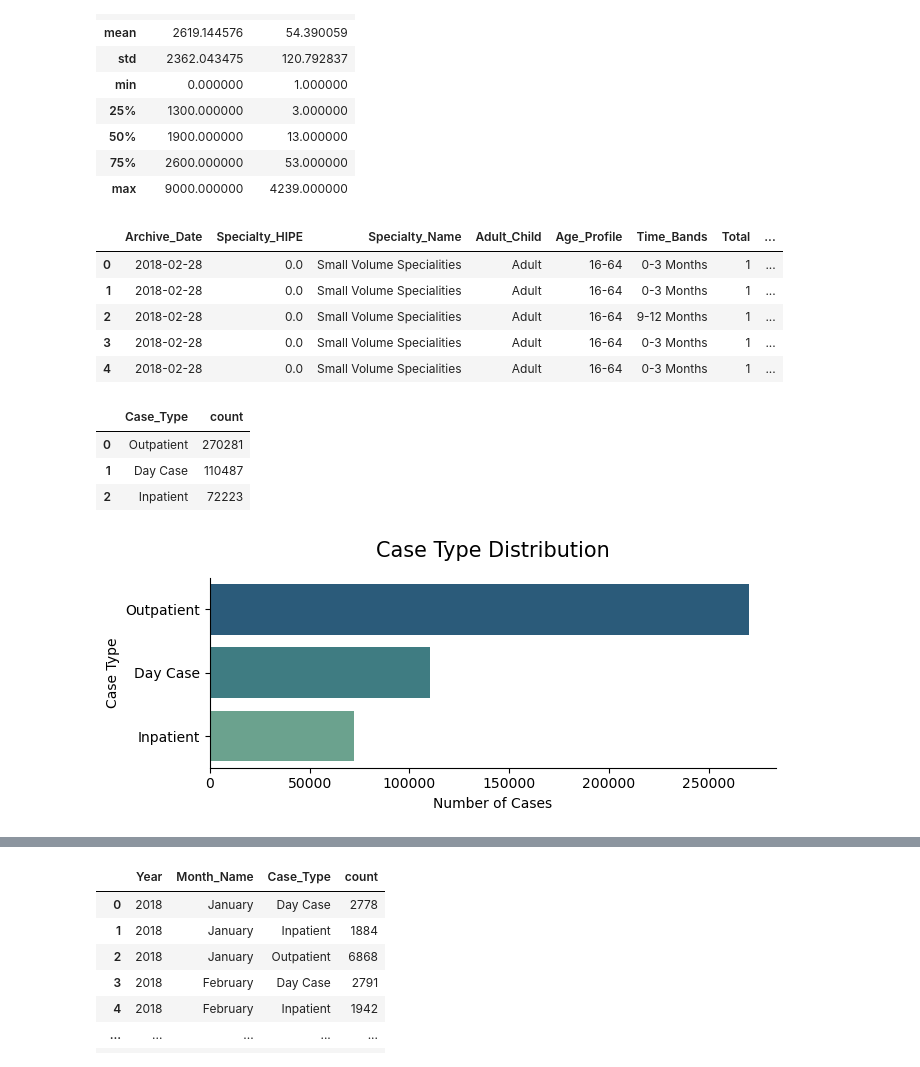
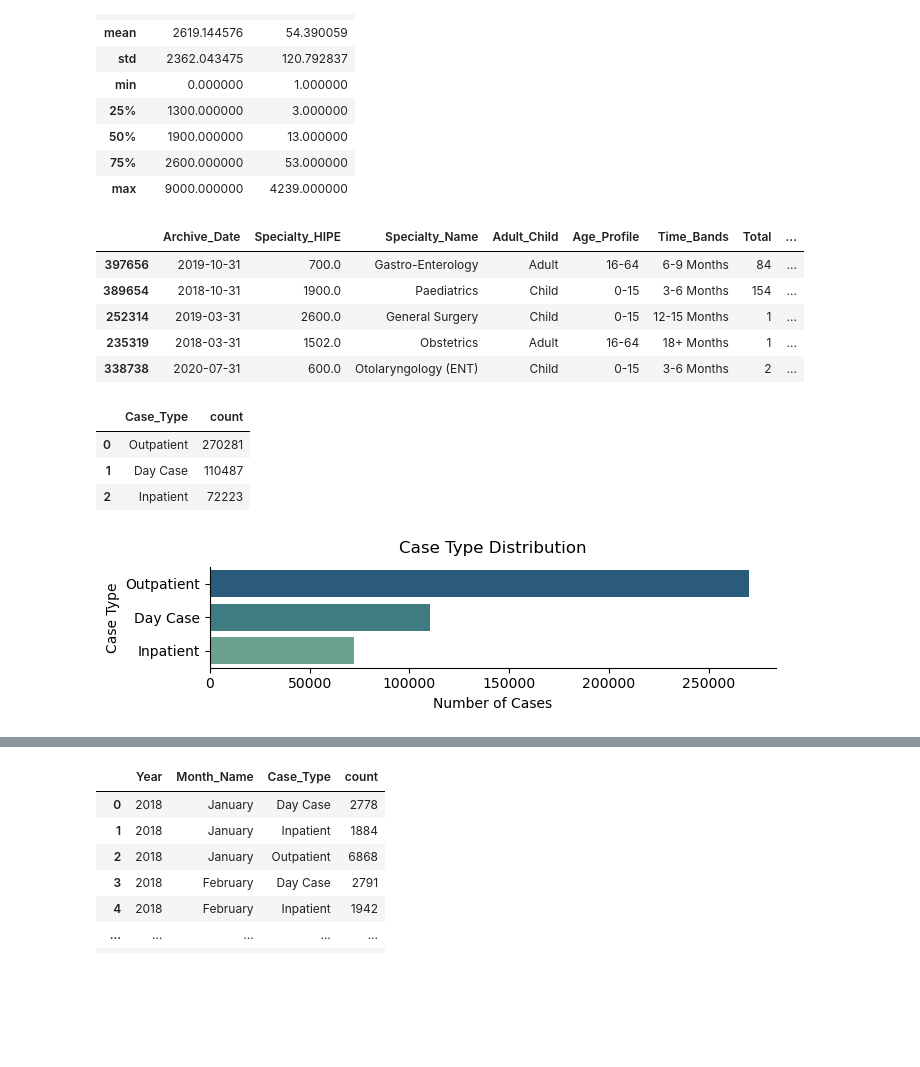
Before and after one commit to modyreturn/Health_Care_Analysis, a Jupyter notebook: HealthCare_Analysis.ipynb, the cells around one changed output, grey strips where cells are left out. Cells and saved outputs as stored; diff of their text form; code cells hidden in the pictures; blank space fills up the shorter version.

```diff
--- a/HealthCare_Analysis.ipynb
+++ b/HealthCare_Analysis.ipynb
@@ -32,14 +32,14 @@ df['Year'] = df['Archive_Date'].dt.year
 df['Month'] = df['Archive_Date'].dt.month
 df['Month_Name'] = df['Archive_Date'].dt.month_name()
 df['Day'] = df['Archive_Date'].dt.day
-df.head()
+df.sample(5)
 # %% [output]
 |  | Archive_Date | Specialty_HIPE | Specialty_Name | Adult_Child | Age_Profile | Time_Bands | Total | ... |
-| 0 | 2018-02-28 | 0.0 | Small Volume Specialities | Adult | 16-64 | 0-3 Months | 1 | ... |
-| 1 | 2018-02-28 | 0.0 | Small Volume Specialities | Adult | 16-64 | 0-3 Months | 1 | ... |
-| 2 | 2018-02-28 | 0.0 | Small Volume Specialities | Adult | 16-64 | 9-12 Months | 1 | ... |
-| 3 | 2018-02-28 | 0.0 | Small Volume Specialities | Adult | 16-64 | 0-3 Months | 1 | ... |
-| 4 | 2018-02-28 | 0.0 | Small Volume Specialities | Adult | 16-64 | 0-3 Months | 1 | ... |
+| 397656 | 2019-10-31 | 700.0 | Gastro-Enterology | Adult | 16-64 | 6-9 Months | 84 | ... |
+| 389654 | 2018-10-31 | 1900.0 | Paediatrics | Child | 0-15 | 3-6 Months | 154 | ... |
+| 252314 | 2019-03-31 | 2600.0 | General Surgery | Child | 0-15 | 12-15 Months | 1 | ... |
+| 235319 | 2018-03-31 | 1502.0 | Obstetrics | Adult | 16-64 | 18+ Months | 1 | ... |
+| 338738 | 2020-07-31 | 600.0 | Otolaryngology (ENT) | Child | 0-15 | 3-6 Months | 2 | ... |
 # %%
 # Case Type Distribution
 df_case_type = df['Case_Type'].value_counts().to_frame().reset_index()
@@ -51,22 +51,22 @@ df_case_type
 | 1 | Day Case | 110487 |
 | 2 | Inpatient | 72223 |
 # %%
-plt.figure(figsize = (7, 3))
+plt.figure(figsize = (7, 2))
 sns.barplot(
     data = df_case_type,
     y = 'Case_Type',
     x = 'count',
     palette = 'crest_r',
     hue = 'Case_Type',
 
 )
 
-plt.title('Case Type Distribution', pad=15, fontsize=15)
+plt.title('Case Type Distribution', pad=10, fontsize=12)
 plt.xlabel('Number of Cases')
 plt.ylabel('Case Type')
 
 sns.despine()
 plt.tight_layout()
 plt.show()
 # %% [output]
-[figure, old version]
+[figure, new version]
```
Also changed, not shown: parts of 3 cells of this notebook, 3 other files.
